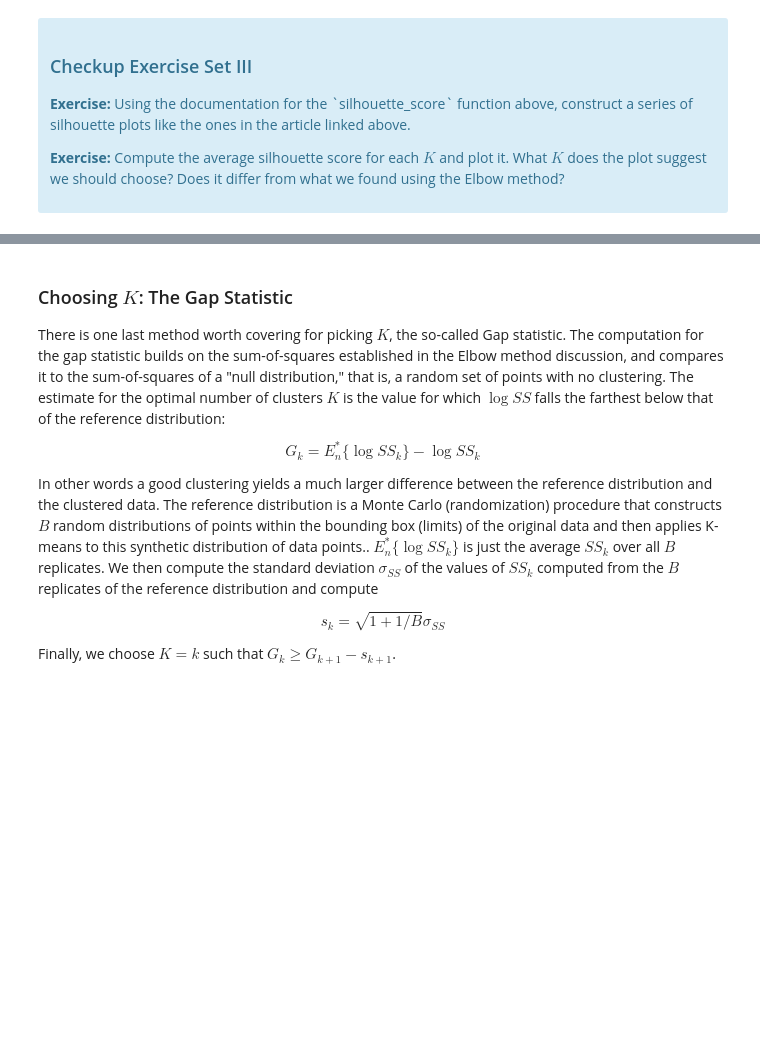
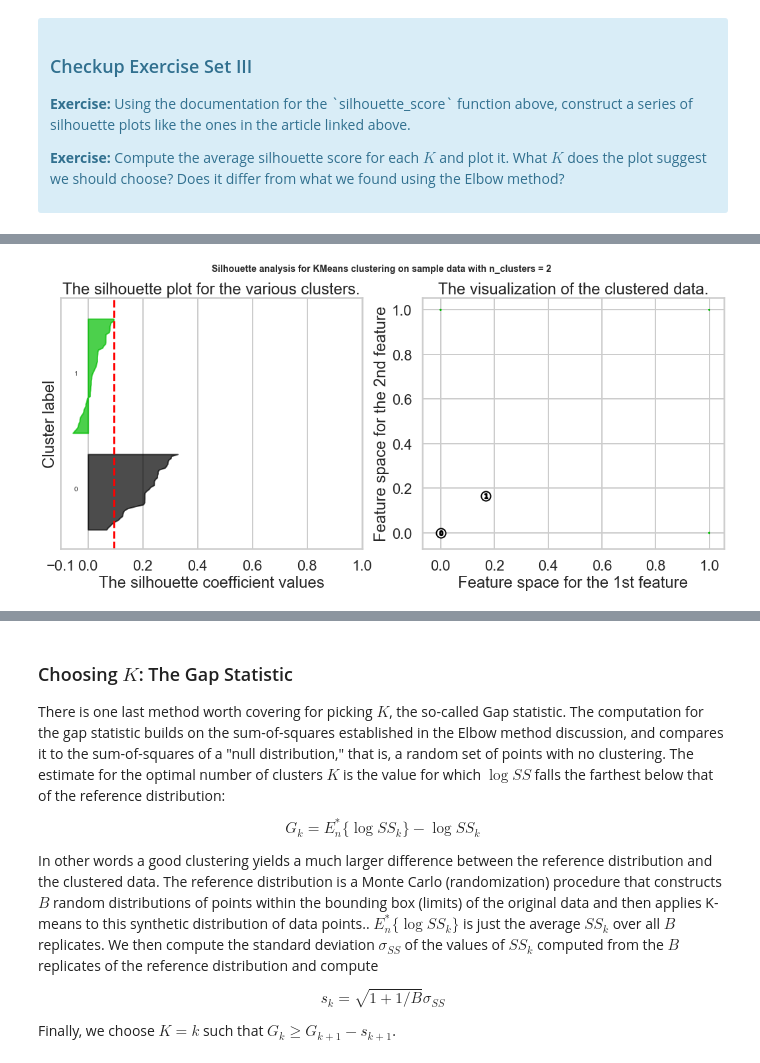
Before and after one commit to dradamski/clustering, a Jupyter notebook: Mini_Project_Clustering.ipynb, the cells around one changed output, grey strips where cells are left out. Cells and saved outputs as stored; diff of their text form; code cells hidden in the pictures; blank space fills up the shorter version.

```diff
--- a/Mini_Project_Clustering.ipynb
+++ b/Mini_Project_Clustering.ipynb
@@ -168,13 +167,3 @@ Fortunately, scikit-learn provides a function to compute this for us (phew!) cal
 
 <p><b>Exercise:</b> Compute the average silhouette score for each $K$ and plot it. What $K$ does the plot suggest we should choose? Does it differ from what we found using the Elbow method?</p>
 </div>
-# %%
-# Your turn.
-from sklearn.metrics import silhouette_score
-
-ks = [2,3,4,5,6,7,8,9,10,11,12,13]
-for k in ks:
-    kmn = KMeans(n_clusters=k)
-    kmn.fit_transform(x_cols)
-    silhouette = silhouette_score(x_cols, kmn.labels_)
-    print('Silhouette Score for {} Clusters: {}'.format(k, silhouette))
@@ -193,0 +170,74 @@ Silhouette Score for 13 Clusters: 0.13593157559710276
+# %%
+# Your turn.
+from sklearn.metrics import silhouette_samples, silhouette_score
+import matplotlib.cm as cm
+
+range_n_clusters = [2,3,4,5,6,7,8,9,10]
+for n_clusters in range_n_clusters:
+    fig, (ax1, ax2) = plt.subplots(1,2)
+    fig.set_size_inches(18,7)
+
+    ax1.set_xlim([-0.1,1])
+    ax1.set_ylim([0,len(x_cols) + (n_clusters +1) * 10])
+
+
+    clusterer = KMeans(n_clusters=n_clusters, random_state=10)
+    cluster_labels = clusterer.fit_predict(x_cols)
+
+    silhouette_avg = silhouette_score(x_cols, cluster_labels)
+    print('Silhouette Score for {} Clusters: {}'.format(n_clusters, silhouette_avg))
+
+    sample_silhouette_values = silhouette_samples(x_cols, cluster_labels)
+
+    y_lower = 10
+    for i in range(n_clusters):
+        ith_cluster_silhouette_values = \
+            sample_silhouette_values[cluster_labels == i]
+
+        ith_cluster_silhouette_values.sort()
+
+        size_cluster_i = ith_cluster_silhouette_values.shape[0]
+        y_upper = y_lower + size_cluster_i
+
+        color = cm.nipy_spectral(float(i) / n_clusters)
+        ax1.fill_betweenx(np.arange(y_lower, y_upper),
+                         0, ith_cluster_silhouette_values,
+                         facecolor=color, edgecolor=color, alpha=0.7)
+
+        ax1.text(-0.05, y_lower + 0.5 * size_cluster_i, str(i))
+
+        y_lower = y_upper + 10
+    ax1.set_title("The silhouette plot for the various clusters.")
+    ax1.set_xlabel("The silhouette coefficient values")
+    ax1.set_ylabel("Cluster label")
+
+    # The vertical line for average silhouette score of all the values
+    ax1.axvline(x=silhouette_avg, color="red", linestyle="--")
+
+    ax1.set_yticks([])  # Clear the yaxis labels / ticks
+    ax1.set_xticks([-0.1, 0, 0.2, 0.4, 0.6, 0.8, 1])
+
+    # 2nd Plot showing the actual clusters formed
+    colors = cm.nipy_spectral(cluster_labels.astype(float) / n_clusters)
+    ax2.scatter(x_cols[:, 0], x_cols[:, 1], marker='.', s=30, lw=0, alpha=0.7,
+                c=colors, edgecolor='k')
+
+    # Labeling the clusters
+    centers = clusterer.cluster_centers_
+    # Draw white circles at cluster centers
+    ax2.scatter(centers[:, 0], centers[:, 1], marker='o',
+                c="white", alpha=1, s=200, edgecolor='k')
+
+    for i, c in enumerate(centers):
+        ax2.scatter(c[0], c[1], marker='$%d$' % i, alpha=1,
+                    s=50, edgecolor='k')
+
+    ax2.set_title("The visualization of the clustered data.")
+    ax2.set_xlabel("Feature space for the 1st feature")
+    ax2.set_ylabel("Feature space for the 2nd feature")
+
+    plt.suptitle(("Silhouette analysis for KMeans clustering on sample data "
+                  "with n_clusters = %d" % n_clusters),
+                 fontsize=14, fontweight='bold')
+plt.show()
+# %% [output]
@@ -193,0 +253 @@ Silhouette Score for 13 Clusters: 0.13593157559710276
+[figure, added]
```
Also changed, not shown: parts of 22 cells of this notebook.
